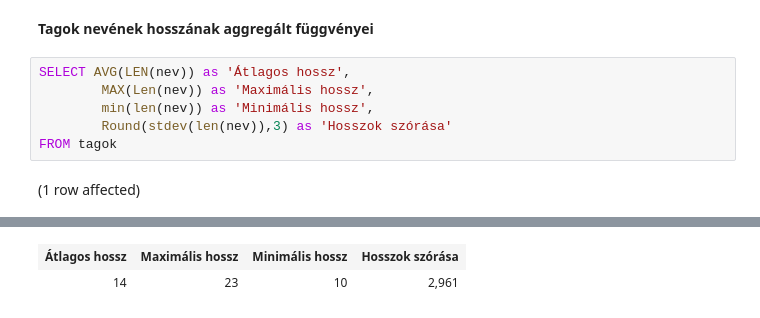
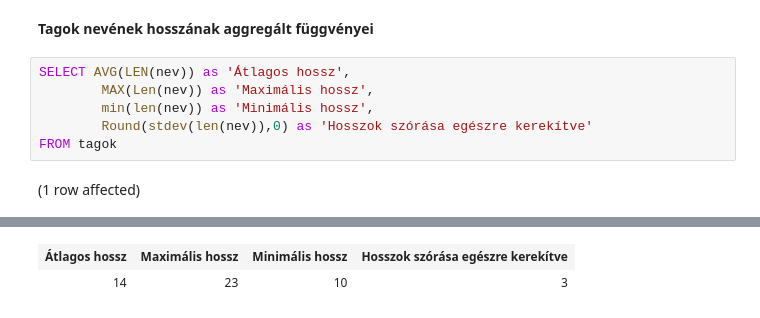
Before and after one commit to albertiadam/sql, a Jupyter notebook: hazifeladat.ipynb, the cells around one changed output, grey strips where cells are left out. Saved outputs shown, nothing was run; the diff lists cells and outputs as text.

```diff
--- a/hazifeladat.ipynb
+++ b/hazifeladat.ipynb
@@ -71,7 +73,7 @@ Total execution time: 00:00:00.098
 SELECT AVG(LEN(nev)) as 'Átlagos hossz',
         MAX(Len(nev)) as 'Maximális hossz',
         min(len(nev)) as 'Minimális hossz',
-        Round(stdev(len(nev)),3) as 'Hosszok szórása'
+        Round(stdev(len(nev)),0) as 'Hosszok szórása egészre kerekítve'
 FROM tagok
 # %% [output]
 (1 row affected)
@@ -79,2 +81,2 @@ Total execution time: 00:00:00.143
-| Átlagos hossz | Maximális hossz | Minimális hossz | Hosszok szórása |
-| 14 | 23 | 10 | 2,961 |
+| Átlagos hossz | Maximális hossz | Minimális hossz | Hosszok szórása egészre kerekítve |
+| 14 | 23 | 10 | 3 |
```
Also changed, not shown: parts of 5 cells of this notebook.
